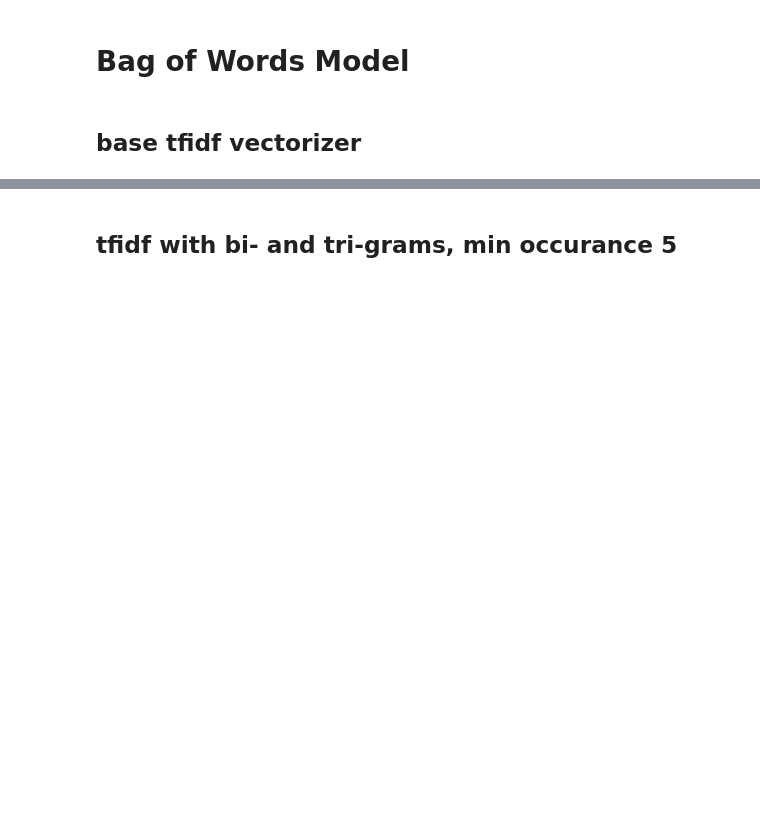
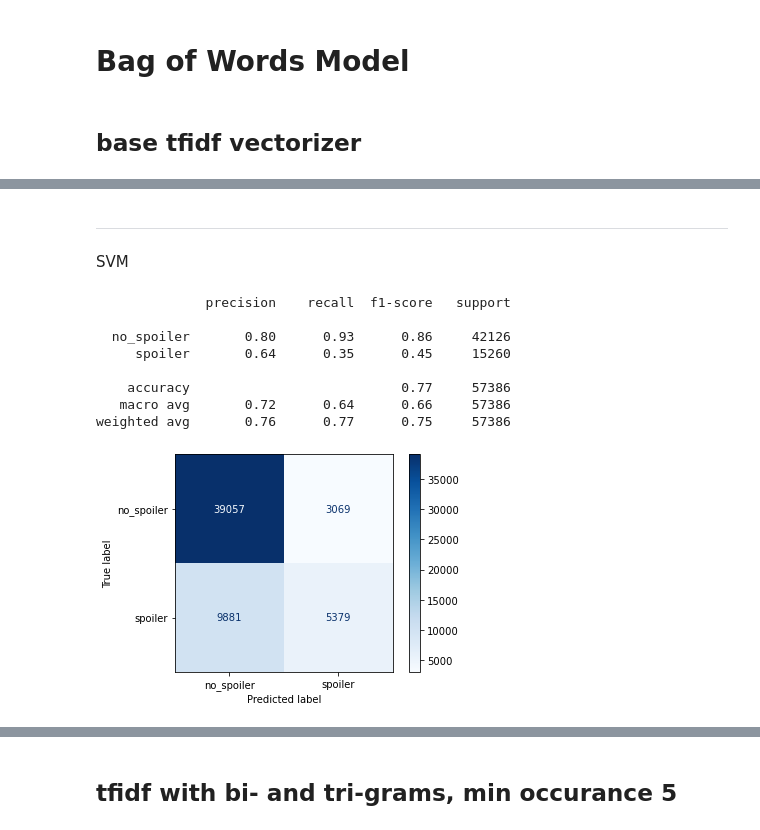
Before and after one commit to brtracy/capstone_project, a Jupyter notebook: spoiler-y.ipynb, the cells around one changed output, grey strips where cells are left out. Saved outputs shown, nothing was run; the diff lists cells and outputs as text; code cells hidden in the pictures; blank space fills up the shorter version.

```diff
--- a/spoiler-y.ipynb
+++ b/spoiler-y.ipynb
@@ -696,0 +1111,11 @@ weighted avg       0.76      0.78      0.76     57391
+# %%
+# set tfidf vectorizer, default parameters
+tfidf_eight = TfidfVectorizer(min_df=8)
+
+X_train_tfidf, X_val_tfidf = transformX(tfidf_eight)
+
+# helper function to make fitting, predicting and reporting easier
+def fitpredreport(model):
+    model.fit(X_train_tfidf, y_train)
+    y_pred = model.predict(X_val_tfidf)
+    report(y_val, y_pred)
@@ -696,0 +1159,18 @@ weighted avg       0.76      0.78      0.76     57391
+# %% [markdown]
+________
+SVM
+# %%
+# instantiate SVM model
+svm_v2 = LinearSVC(random_state=42)
+# fit, predict and report with helper function
+fitpredreport(svm_v2)
+# %% [output]
+              precision    recall  f1-score   support
+
+  no_spoiler       0.80      0.93      0.86     42126
+     spoiler       0.64      0.35      0.45     15260
+
+    accuracy                           0.77     57386
+   macro avg       0.72      0.64      0.66     57386
+weighted avg       0.76      0.77      0.75     57386
+[figure, added]
```
Also changed, not shown: parts of 137 cells of this notebook, 5 other files.
